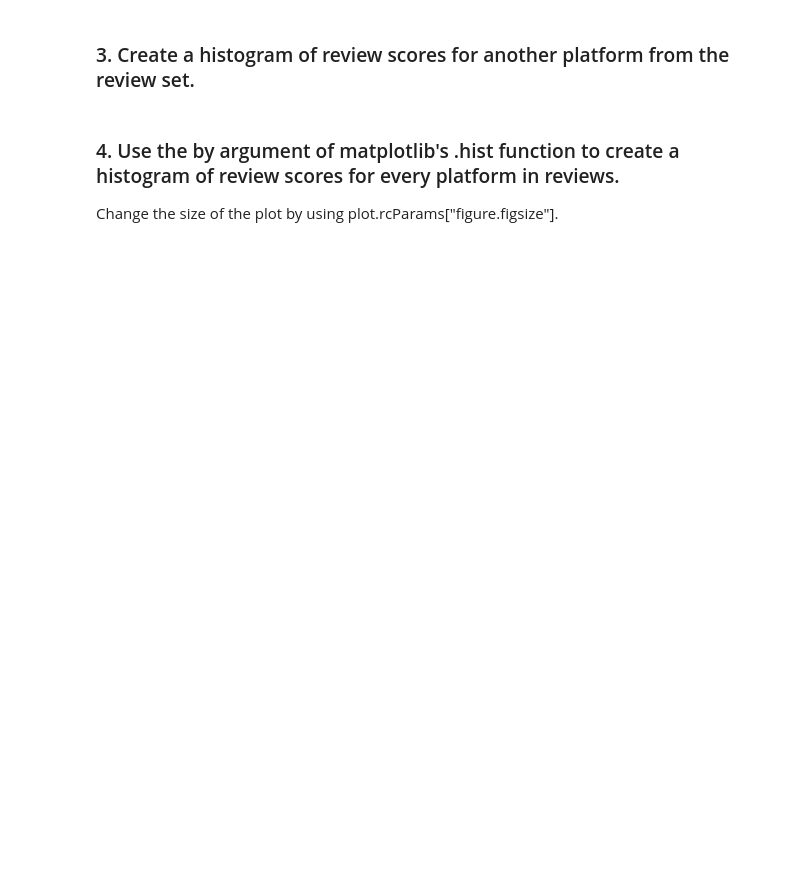
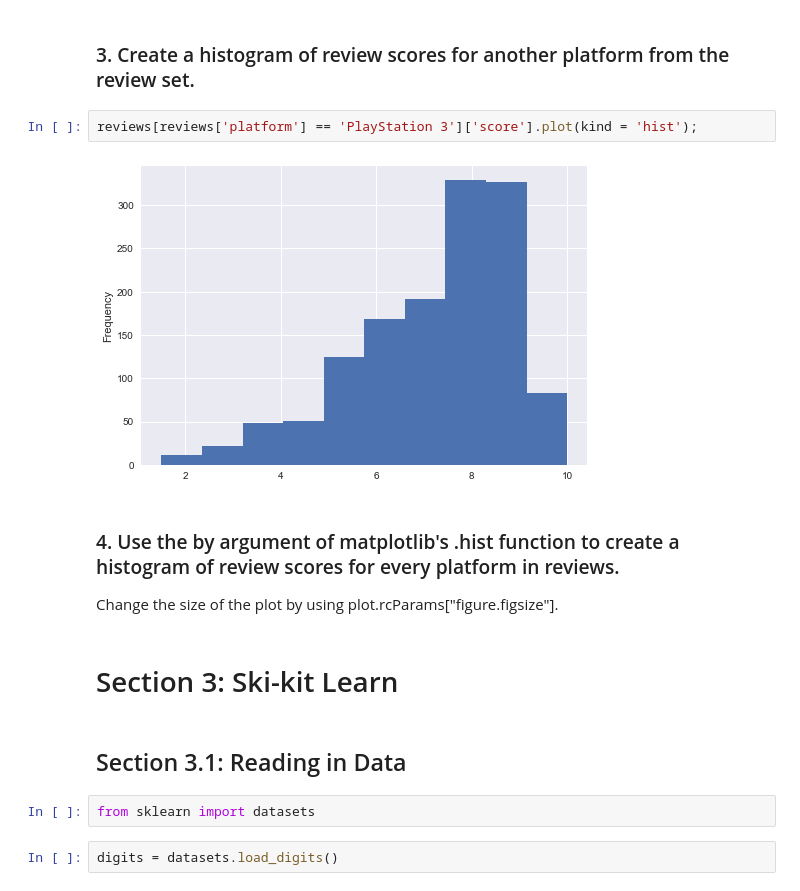
Before and after one commit to alecglen/bcb_python_workshop, a Jupyter notebook: bcb_python_workshop_2018.ipynb, the cells around one changed output. Saved outputs shown, nothing was run; the diff lists cells and outputs as text; blank space fills up the shorter version.

Commit message:
Completed section 3.1: reading in data for sci-kit

```diff
--- a/bcb_python_workshop_2018.ipynb
+++ b/bcb_python_workshop_2018.ipynb
@@ -110,5 +119,17 @@ By default, corr computes the Pearson coefficient. You can also compute Kendall'
 # %% [markdown]
 ### 3. Create a histogram of review scores for another platform from the review set.
+# %%
+reviews[reviews['platform'] == 'PlayStation 3']['score'].plot(kind = 'hist');
+# %% [output]
+[figure, added]
 # %% [markdown]
 ### 4. Use the by argument of matplotlib's .hist function to create a histogram of review scores for every platform in reviews.
 Change the size of the plot by using plot.rcParams["figure.figsize"].
+# %% [markdown]
+# Section 3: Ski-kit Learn
+# %% [markdown]
+## Section 3.1: Reading in Data
+# %%
+from sklearn import datasets
+# %%
+digits = datasets.load_digits()
```
Also changed, not shown: parts of 8 cells of this notebook.
